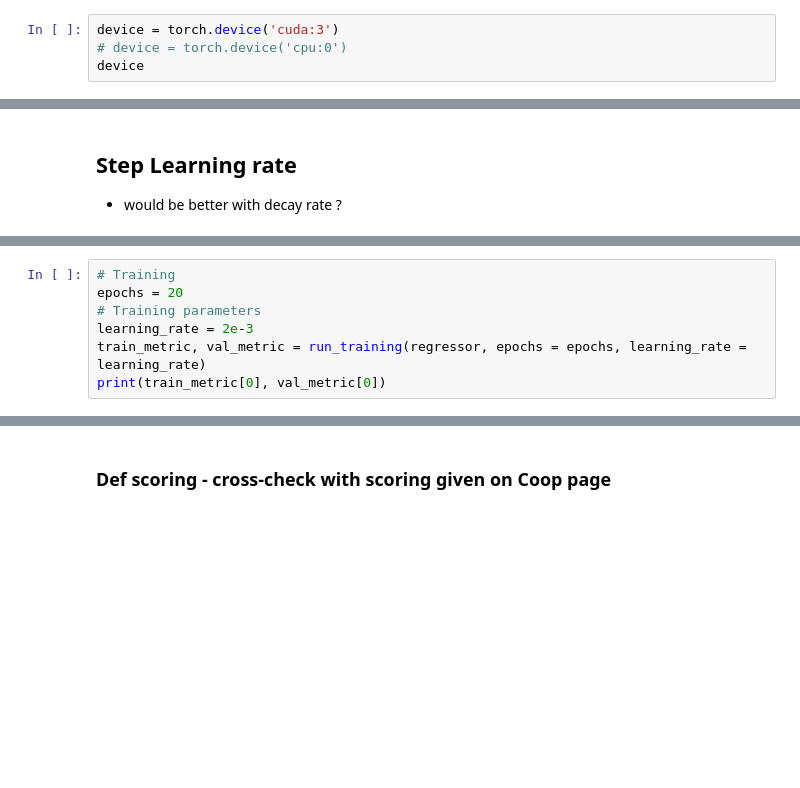
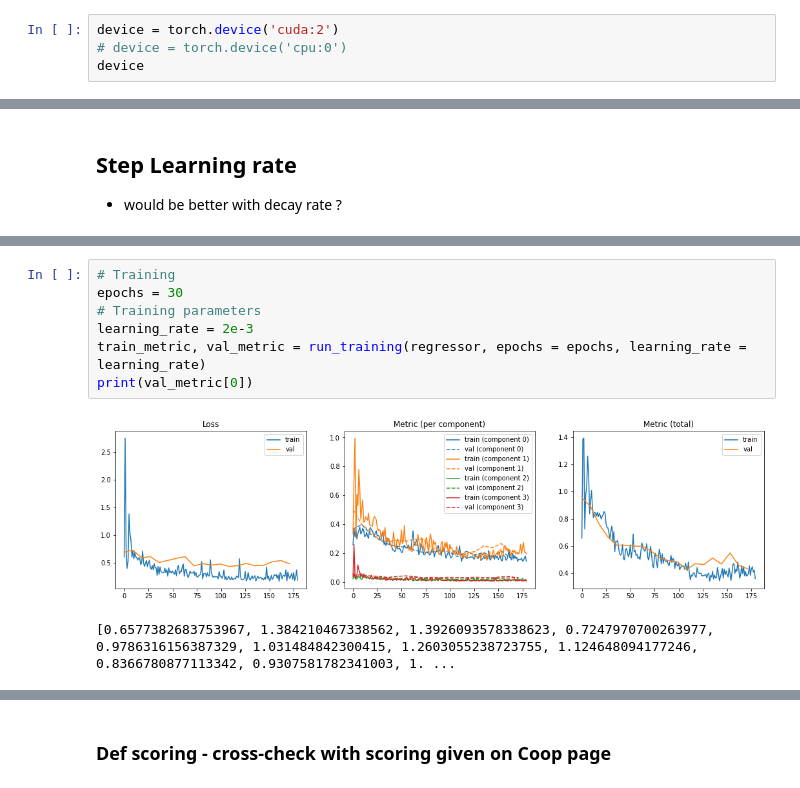
Before and after one commit to BlueShifTA/MLHEP-2020-calo-regression, a Jupyter notebook: CompetitionStartingKit.ipynb, the cells around one changed output, grey strips where cells are left out. Cells and saved outputs as stored; diff of their text form; blank space fills up the shorter version.

```diff
--- a/CompetitionStartingKit.ipynb
+++ b/CompetitionStartingKit.ipynb
@@ -89,6 +101,6 @@ from tqdm import tqdm
 
 from sklearn.model_selection import train_test_split
 # %%
-device = torch.device('cuda:3')
+device = torch.device('cuda:2')
 # device = torch.device('cpu:0')
 device
@@ -360,10 +379,13 @@ print(train_metric[0], val_metric[0])
 # %%
 # Training
-epochs = 20
+epochs = 30
 # Training parameters
 learning_rate = 2e-3
 train_metric, val_metric = run_training(regressor, epochs = epochs, learning_rate = learning_rate)
-print(train_metric[0], val_metric[0])
+print(val_metric[0])
+# %% [output]
+[figure, added]
+[0.6577382683753967, 1.384210467338562, 1.3926093578338623, 0.7247970700263977, 0.9786316156387329, 1.031484842300415, 1.2603055238723755, 1.124648094177246, 0.8366780877113342, 0.9307581782341003, 1. ...
 # %%
 # Training
 epochs = 20
```
Also changed, not shown: parts of 12 cells of this notebook.
